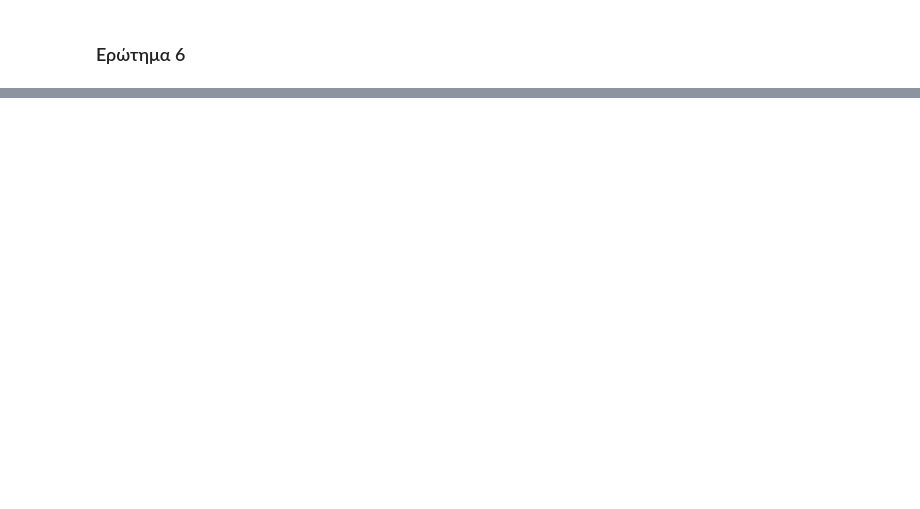
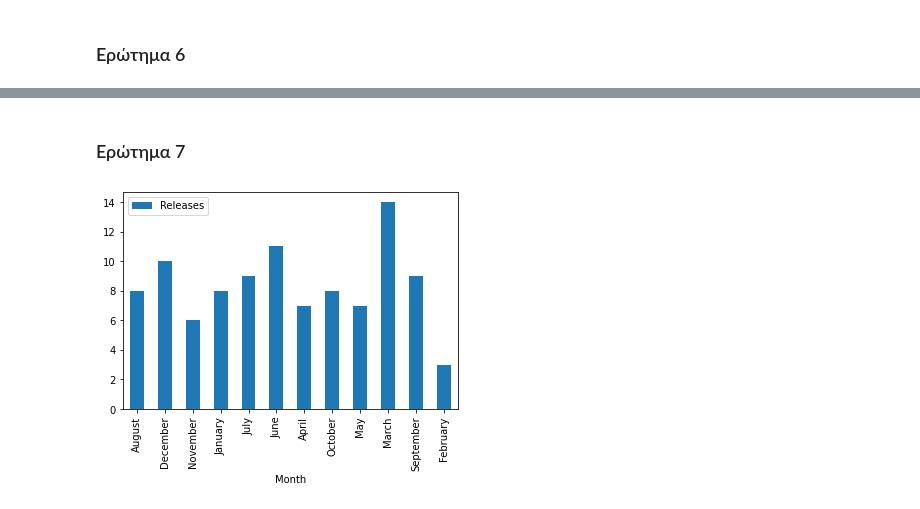
Before and after one commit to damik3/data-mining-spring-2021, a Jupyter notebook: hw1/hw1.ipynb, the cells around one changed output, grey strips where cells are left out. Cells and saved outputs as stored; diff of their text form; code cells hidden in the pictures; blank space fills up the shorter version.

```diff
--- a/hw1/hw1.ipynb
+++ b/hw1/hw1.ipynb
@@ -171,0 +198,13 @@ for country, actor_list in top_actors.items():
+# %% [markdown]
+### Ερώτημα 7
+# %%
+c = Counter()
+for d in df1.date_added:
+    d = d.split()[0]
+    c[d] += 1
+
+df0 = pd.DataFrame.from_dict(c, orient='index').reset_index().rename(columns={'index': 'Month', 0: 'Releases' })
+df0.plot.bar(x='Month')
+None
+# %% [output]
+[figure, added]
```
Also changed, not shown: parts of 10 cells of this notebook.
